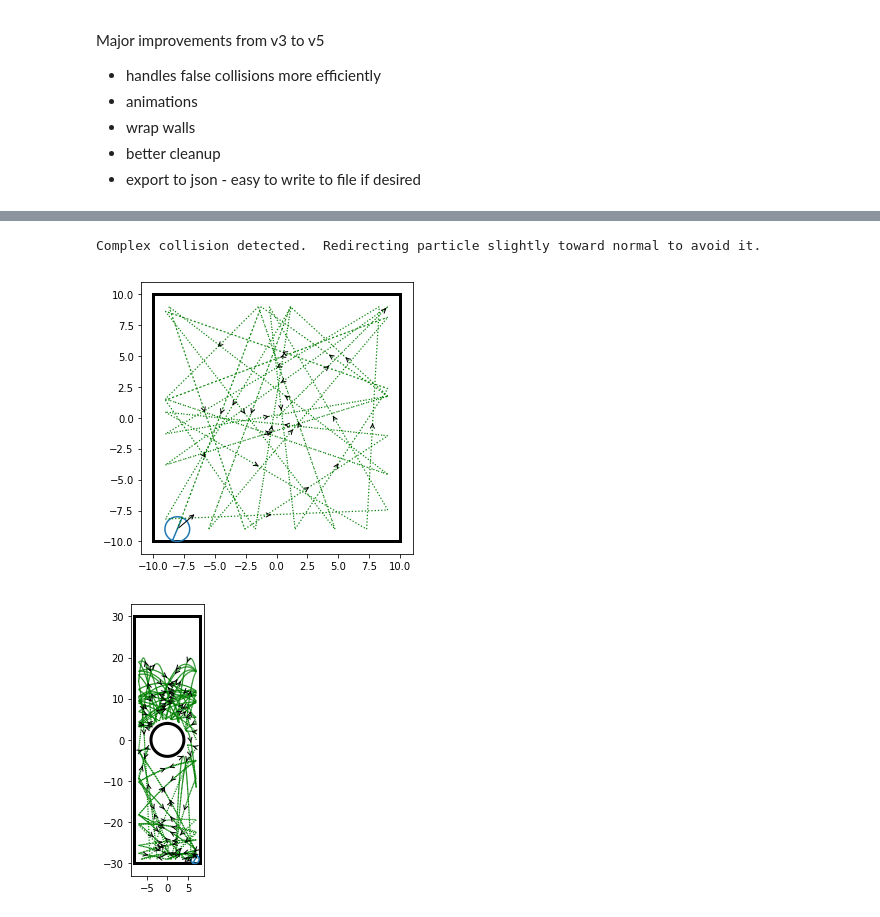
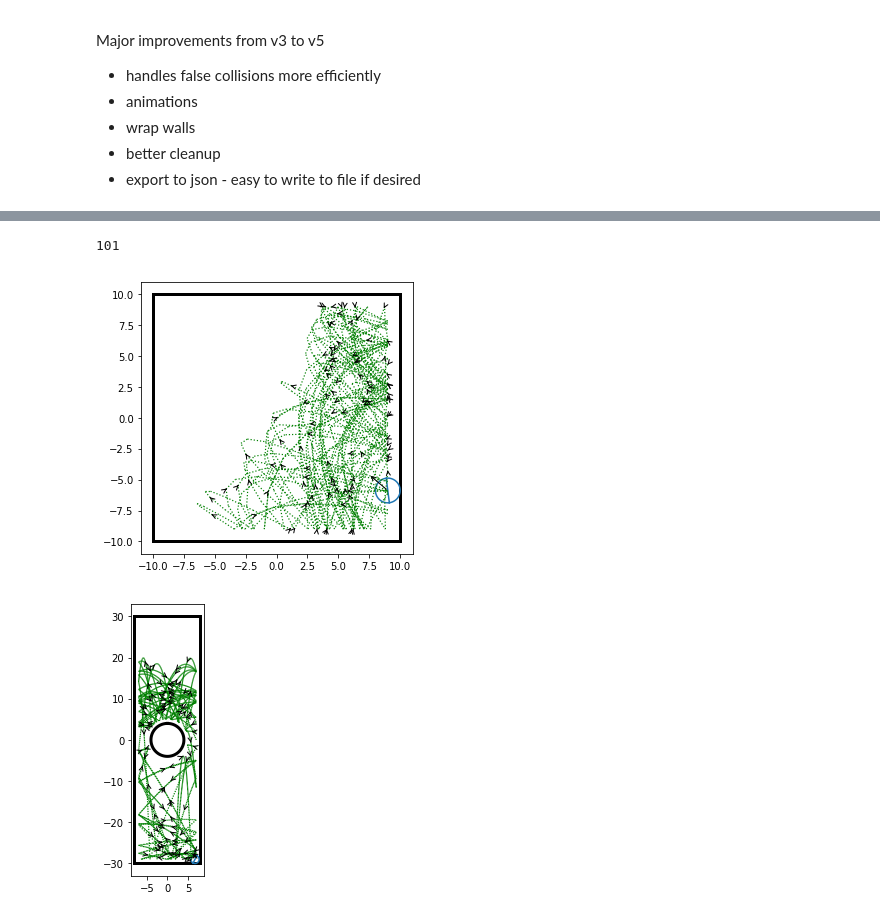
Before and after one commit to npetela/REU_2019, a Jupyter notebook: main_v8.ipynb, the cells around one changed output, grey strips where cells are left out. Drawn from its saved outputs; the diff is of its cells as text; code cells hidden in the pictures.

```diff
--- a/main_v8.ipynb
+++ b/main_v8.ipynb
@@ -830,7 +830,7 @@ def draw(part_orig, step_count=None, ax=None, show_arrows=True):
     for var in ['t_hist', 'pos_hist', 'vel_hist', 'rot_hist', 'spin_hist']:
         part[var] = part[var][:step_count+1]
 
-    movie_frame_rate = 8
+    movie_frame_rate = 5
     frame_count = step_count * movie_frame_rate
     part = interpolate(part, frame_count, movie_frame_rate)
 
@@ -887,6 +887,7 @@ def draw(part_orig, step_count=None, ax=None, show_arrows=True):
             heads = pos_interp[u]
             tails = pos_interp[v]
             vecs = tails-heads
+            vecs /= np.linalg.norm(vecs, axis=0)
 
             for head, vec in zip(heads, vecs):
                 ax.annotate("", xy=head, xytext=head+vec, arrowprops=dict(arrowstyle="<-"))
@@ -1043,23 +1045,23 @@ Wall time: 17.5 s
 # %%
 #@title Interactive {run: "auto"}
 
 start_wall_idx = 3
 part.wall_idx = start_wall_idx
 start_wall = Walls[start_wall_idx]
 part.pos = np.array([0.0,0.0])
 part.vel = np.array([1.0,1.0])
 
-part.spin = 1 #@param {type:"slider", min:0, max:2, step:0.1}
+part.spin = 0.6 #@param {type:"slider", min:0, max:2, step:0.1}
 
 ######### Run it #########
 run(part, Walls)
 
 ######### Draw history #########
-ax = draw(part, step_count=30)
+ax = draw(part, step_count=100)
 plt.show()
 # %% [output]
-Complex collision detected.  Redirecting particle slightly toward normal to avoid it.
+101
-[figure, old version]
+[figure, new version]
 # %%
 ## Force
 np.seterr(all='raise')  # stops program when "warnings" occur.  Default is to continue, but this option makes debugging easier
```
Also changed, not shown: parts of 1 cell of this notebook.
